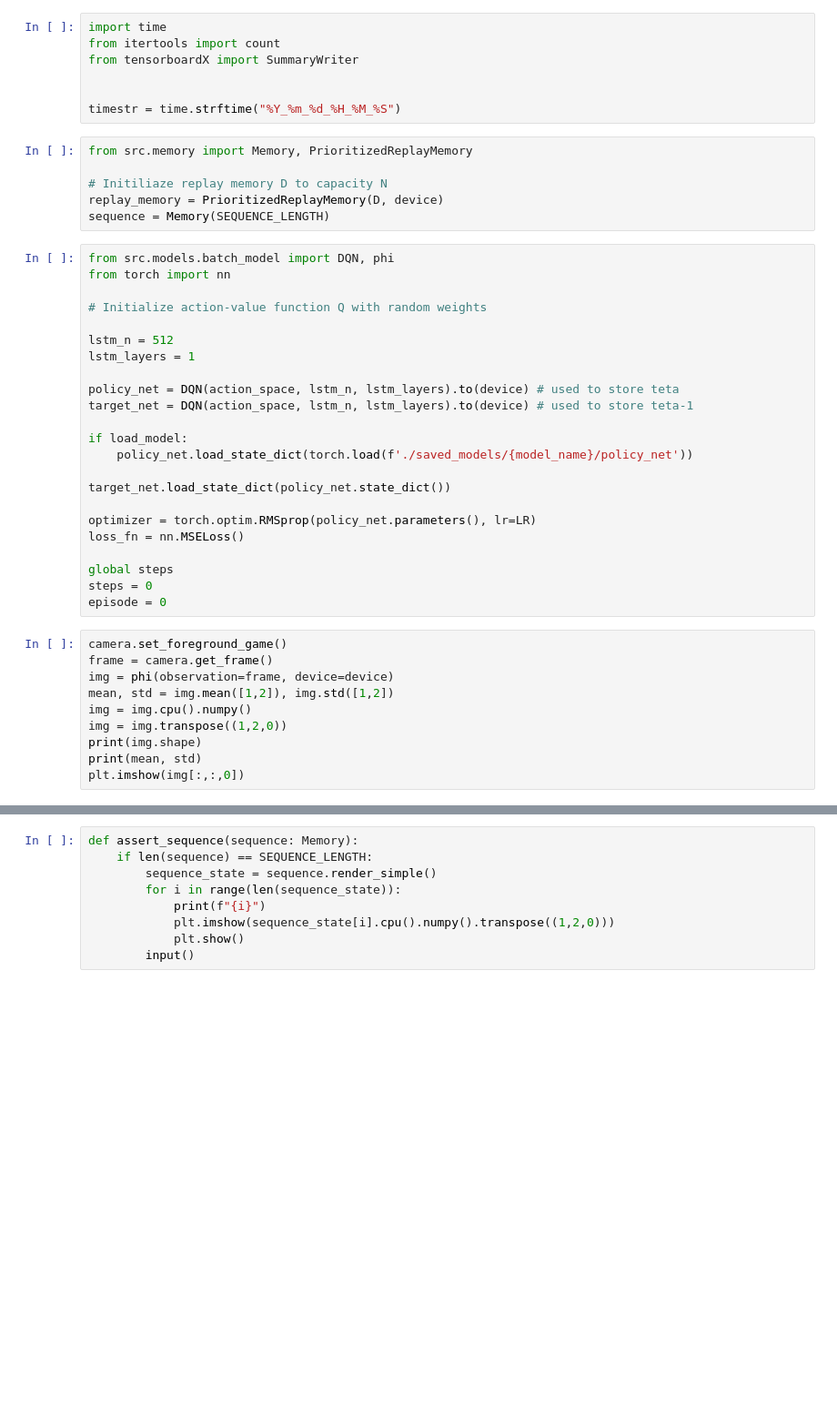
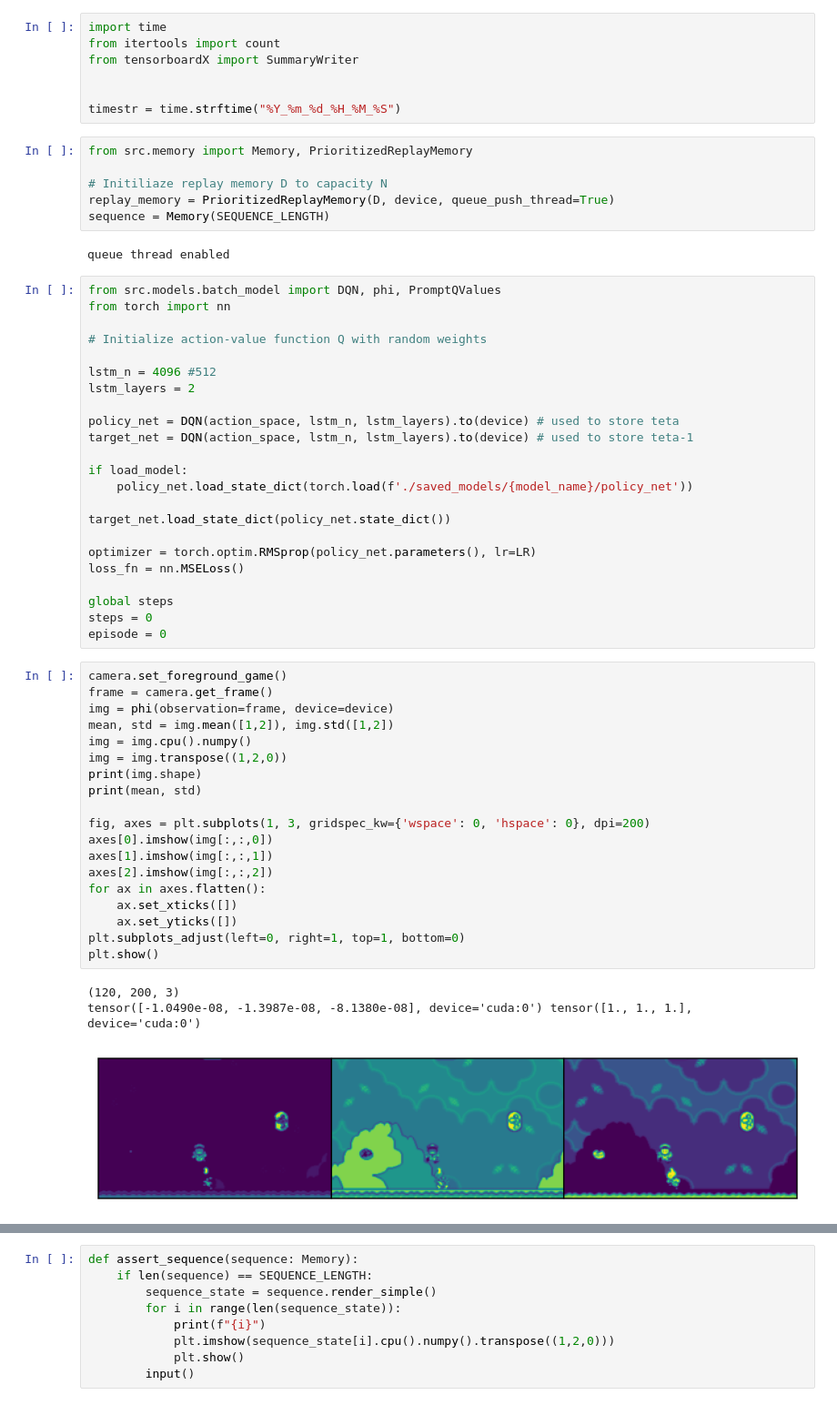
Before and after one commit to glucard/super_mario_world-agent, a Jupyter notebook: agent_v2_multithread.ipynb, the cells around one changed output, grey strips where cells are left out. Shown at 91% size. Cells and saved outputs as stored; diff of their text form; blank space fills up the shorter version.

```diff
--- a/agent_v2_multithread.ipynb
+++ b/agent_v2_multithread.ipynb
@@ -65,16 +72,18 @@ timestr = time.strftime("%Y_%m_%d_%H_%M_%S")
 from src.memory import Memory, PrioritizedReplayMemory
 
 # Initiliaze replay memory D to capacity N
-replay_memory = PrioritizedReplayMemory(D, device)
+replay_memory = PrioritizedReplayMemory(D, device, queue_push_thread=True)
 sequence = Memory(SEQUENCE_LENGTH)
+# %% [output]
+queue thread enabled
 # %%
-from src.models.batch_model import DQN, phi
+from src.models.batch_model import DQN, phi, PromptQValues
 from torch import nn
 
 # Initialize action-value function Q with random weights
 
-lstm_n = 512
-lstm_layers = 1
+lstm_n = 4096 #512
+lstm_layers = 2
 
 policy_net = DQN(action_space, lstm_n, lstm_layers).to(device) # used to store teta
 target_net = DQN(action_space, lstm_n, lstm_layers).to(device) # used to store teta-1
@@ -93,10 +102,23 @@ episode = 0
 # %%
 camera.set_foreground_game()
 frame = camera.get_frame()
 img = phi(observation=frame, device=device)
 mean, std = img.mean([1,2]), img.std([1,2])
 img = img.cpu().numpy()
 img = img.transpose((1,2,0))
 print(img.shape)
 print(mean, std)
-plt.imshow(img[:,:,0])
+
+fig, axes = plt.subplots(1, 3, gridspec_kw={'wspace': 0, 'hspace': 0}, dpi=200)
+axes[0].imshow(img[:,:,0])
+axes[1].imshow(img[:,:,1])
+axes[2].imshow(img[:,:,2])
+for ax in axes.flatten():
+    ax.set_xticks([])
+    ax.set_yticks([])
+plt.subplots_adjust(left=0, right=1, top=1, bottom=0)
+plt.show()
+# %% [output]
+(120, 200, 3)
+tensor([-1.0490e-08, -1.3987e-08, -8.1380e-08], device='cuda:0') tensor([1., 1., 1.], device='cuda:0')
+[figure, added]
```
Also changed, not shown: parts of 10 cells of this notebook, 5 other files.
